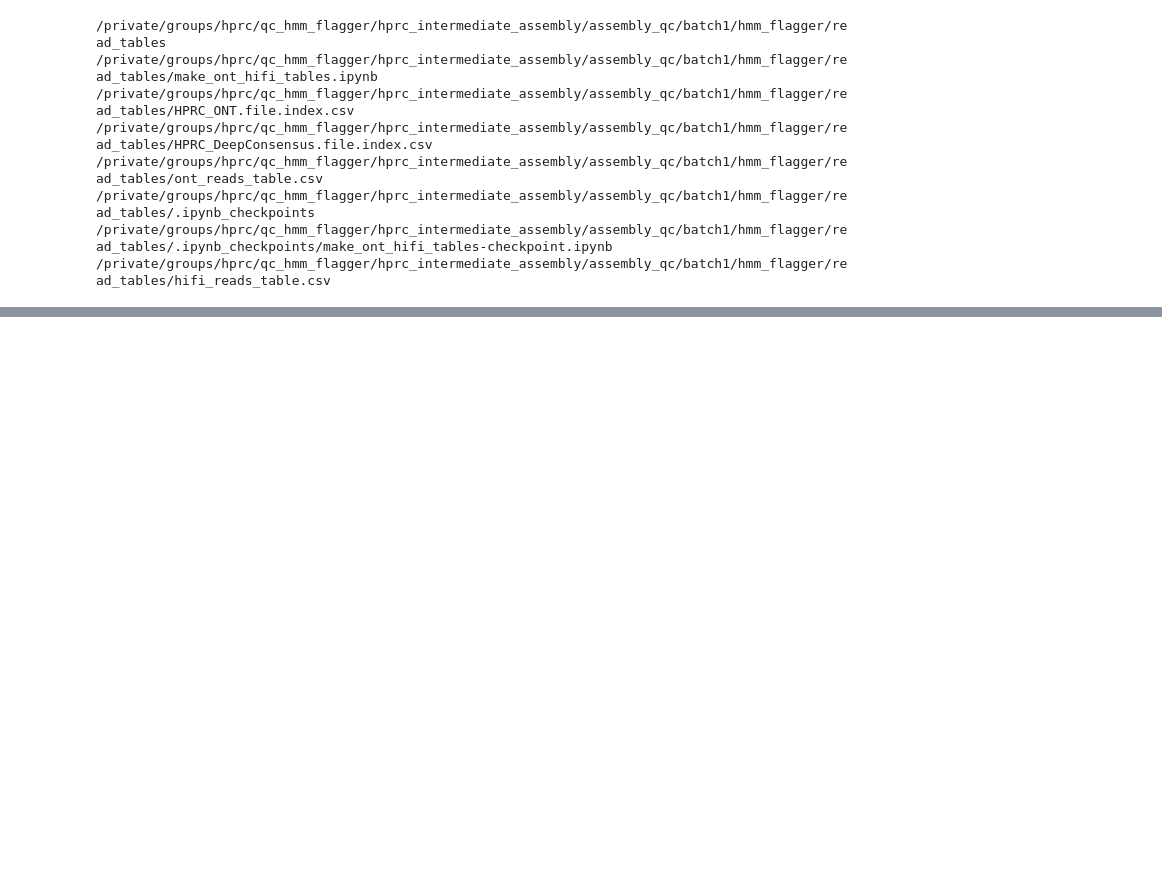
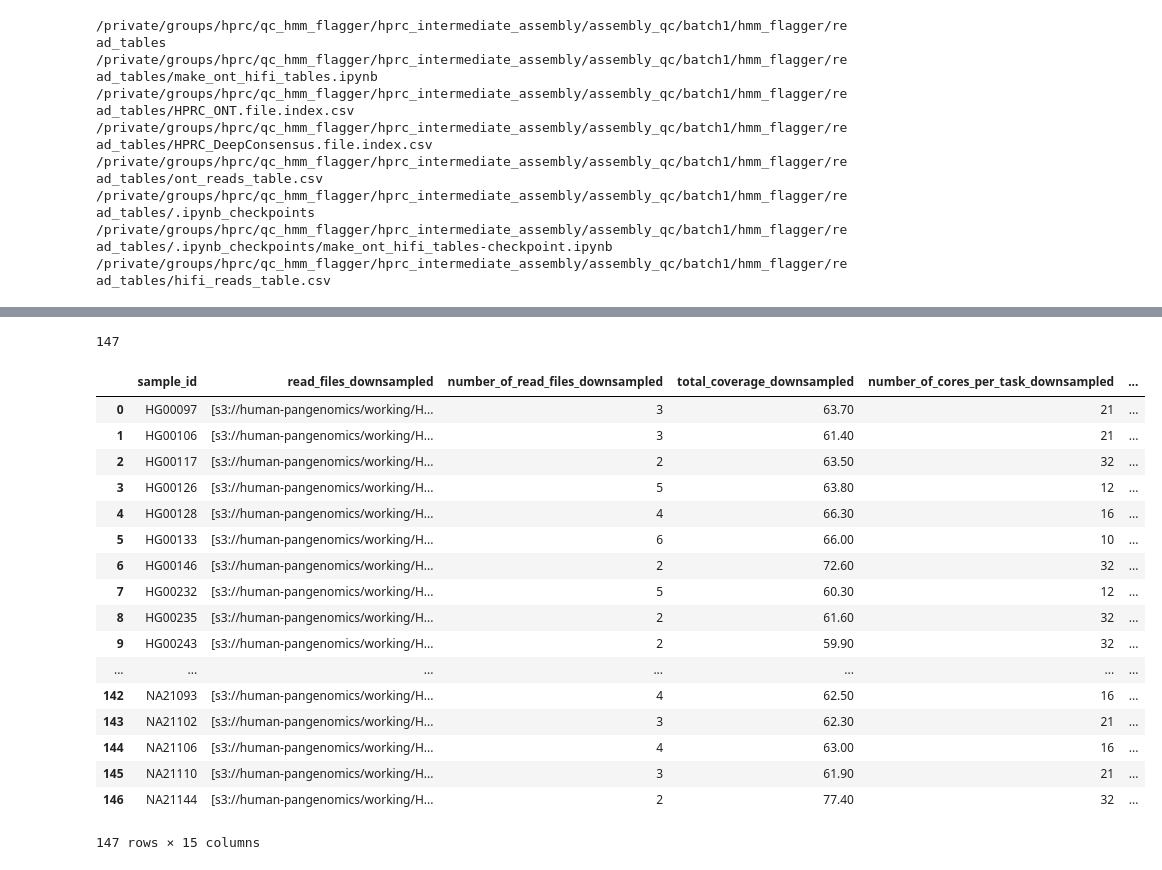
Before and after one commit to human-pangenomics/hprc_intermediate_assembly, a Jupyter notebook: assembly_qc/batch1/hmm_flagger/read_tables/make_ont_hifi_tables.ipynb, the cells around one changed output, grey strips where cells are left out. Cells and saved outputs as stored; diff of their text form; code cells hidden in the pictures; blank space fills up the shorter version.

Commit message:
Updated notebook for creating read tables and added a new table for additional hifi reads

```diff
--- a/assembly_qc/batch1/hmm_flagger/read_tables/make_ont_hifi_tables.ipynb
+++ b/assembly_qc/batch1/hmm_flagger/read_tables/make_ont_hifi_tables.ipynb
@@ -203,0 +218,2 @@ merged_ont_table.to_csv('ont_reads_table.csv', index=False)
+# %%
+hifi_full_table = pd.read_csv('HPRC_PacBio_HiFi.file.index.csv')
@@ -203,0 +263,4 @@ merged_ont_table.to_csv('ont_reads_table.csv', index=False)
+# %%
+all_samples_for_new_table = samples_to_be_run.union(samples_to_be_rerun_higher_cov)
+# make a new table with only samples that need to be run (or rerun with higher coverage)
+merged_hifi_full_table_new_only = merged_hifi_full_table[merged_hifi_full_table['sample_id'].isin(all_samples_for_new_table)]
@@ -203,0 +269,22 @@ merged_ont_table.to_csv('ont_reads_table.csv', index=False)
+# %%
+merged_hifi_full_table_new_only.index = np.arange(len(merged_hifi_full_table_new_only))
+merged_hifi_full_table_new_only["read_files_downsampled"] = [[] for _ in range(len(merged_hifi_full_table_new_only))]
+merged_hifi_full_table_new_only["total_coverage_downsampled"] = 0
+
+for i in range(merged_hifi_full_table_new_only.shape[0]):
+    coverages = merged_hifi_full_table_new_only["coverage"][i]
+    paths = merged_hifi_full_table_new_only["read_files"][i]
+    coverage_path_tuples = [(c, p) for c, p in zip(coverages, paths)]
+    coverage_path_tuples.sort(key=lambda x: x[0], reverse=True)
+    summed_coverage = 0
+    downsampled_paths = []
+    for j in range(len(coverage_path_tuples)):
+        summed_coverage += coverage_path_tuples[j][0]
+        merged_hifi_full_table_new_only.loc[i, "read_files_downsampled"].append(coverage_path_tuples[j][1])
+        if summed_coverage >= 60:
+            break
+    merged_hifi_full_table_new_only.loc[i, "total_coverage_downsampled"] = round(summed_coverage,2)
+
+merged_hifi_full_table_new_only["number_of_read_files_downsampled"] = merged_hifi_full_table_new_only["read_files_downsampled"].apply(len)
+merged_hifi_full_table_new_only["number_of_cores_per_task_downsampled"] = (totalCores / merged_hifi_full_table_new_only["number_of_read_files_downsampled"]).astype(int)
+merged_hifi_full_table_new_only["number_of_cores_per_task_downsampled"] = merged_hifi_full_table_new_only["number_of_cores_per_task_downsampled"].apply(lambda x: max(4,x))
@@ -203,0 +309,40 @@ merged_ont_table.to_csv('ont_reads_table.csv', index=False)
+# %%
+len(merged_hifi_full_table_new_only)
+# %% [output]
+147
+# %%
+merged_hifi_full_table_new_only = merged_hifi_full_table_new_only[["sample_id",
+                                     "read_files_downsampled",
+                                     "number_of_read_files_downsampled",
+                                     "total_coverage_downsampled",
+                                     "number_of_cores_per_task_downsampled",
+                                     "mapper_preset",
+                                     "kmer_size",
+                                     "read_files",
+                                     "number_of_read_files",
+                                     "total_coverage",
+                                     "coverage",
+                                     "number_of_cores_per_task",
+                                     "instrument_model",
+                                     "hmm_flagger_window_size",
+                                     "hmm_flagger_alpha_tsv"]]
+merged_hifi_full_table_new_only
+# %% [output]
+|  | sample_id | read_files_downsampled | number_of_read_files_downsampled | total_coverage_downsampled | number_of_cores_per_task_downsampled | ... |
+| 0 | HG00097 | [s3://human-pangenomics/working/H... | 3 | 63.70 | 21 | ... |
+| 1 | HG00106 | [s3://human-pangenomics/working/H... | 3 | 61.40 | 21 | ... |
+| 2 | HG00117 | [s3://human-pangenomics/working/H... | 2 | 63.50 | 32 | ... |
+| 3 | HG00126 | [s3://human-pangenomics/working/H... | 5 | 63.80 | 12 | ... |
+| 4 | HG00128 | [s3://human-pangenomics/working/H... | 4 | 66.30 | 16 | ... |
+| 5 | HG00133 | [s3://human-pangenomics/working/H... | 6 | 66.00 | 10 | ... |
+| 6 | HG00146 | [s3://human-pangenomics/working/H... | 2 | 72.60 | 32 | ... |
+| 7 | HG00232 | [s3://human-pangenomics/working/H... | 5 | 60.30 | 12 | ... |
+| 8 | HG00235 | [s3://human-pangenomics/working/H... | 2 | 61.60 | 32 | ... |
+| 9 | HG00243 | [s3://human-pangenomics/working/H... | 2 | 59.90 | 32 | ... |
+| ... | ... | ... | ... | ... | ... | ... |
+| 142 | NA21093 | [s3://human-pangenomics/working/H... | 4 | 62.50 | 16 | ... |
+| 143 | NA21102 | [s3://human-pangenomics/working/H... | 3 | 62.30 | 21 | ... |
+| 144 | NA21106 | [s3://human-pangenomics/working/H... | 4 | 63.00 | 16 | ... |
+| 145 | NA21110 | [s3://human-pangenomics/working/H... | 3 | 61.90 | 21 | ... |
+| 146 | NA21144 | [s3://human-pangenomics/working/H... | 2 | 77.40 | 32 | ... |
+147 rows × 15 columns
```
Also changed, not shown: parts of 15 cells of this notebook, 1 other file.
